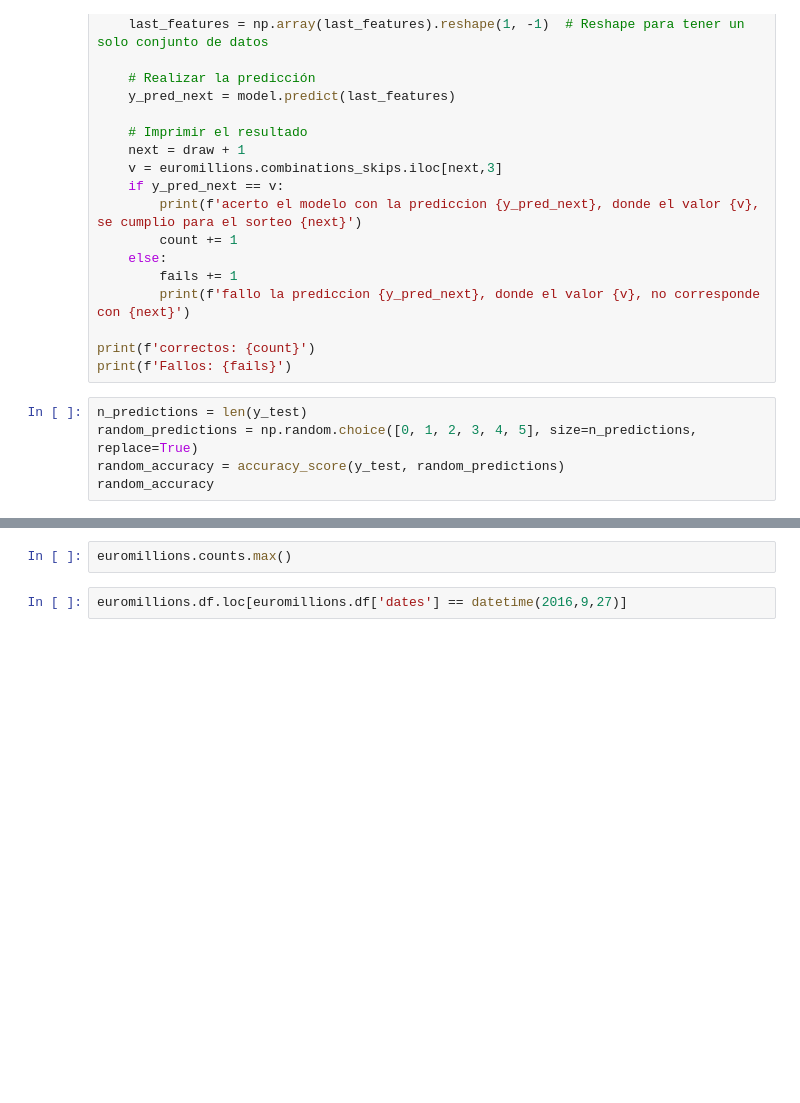
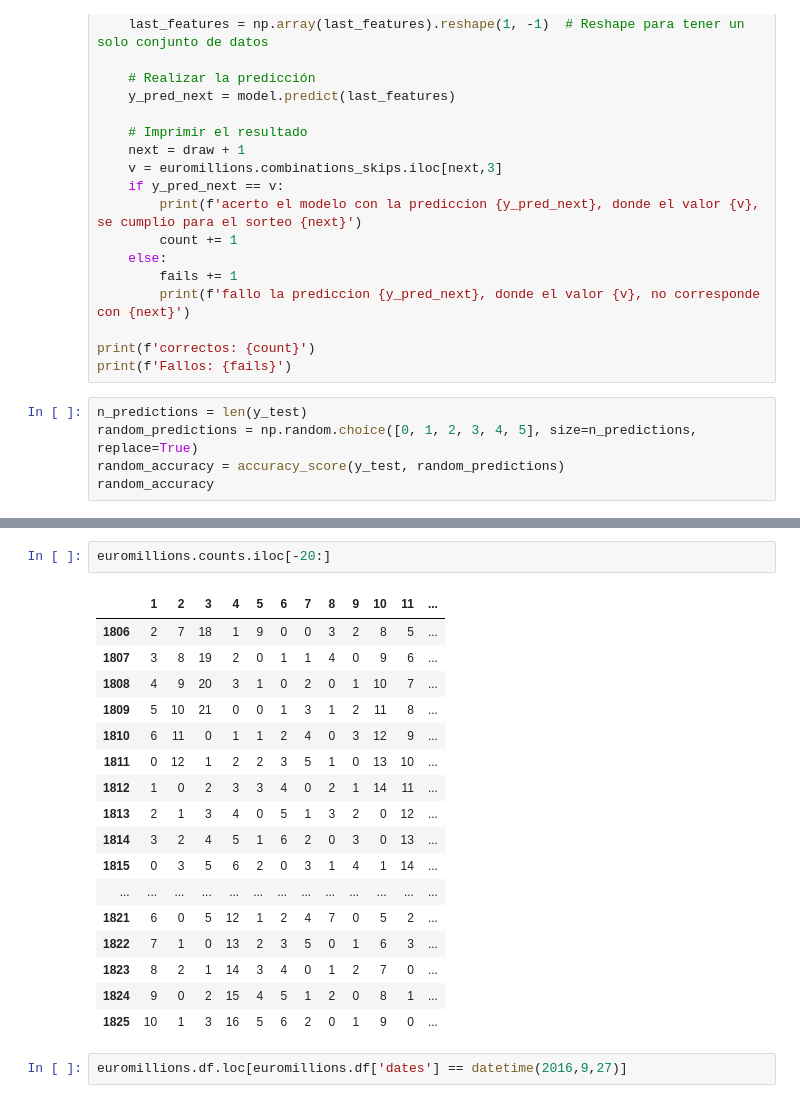
Before and after one commit to kjroy93/Lotto, a Jupyter notebook: test_notebook.ipynb, the cells around one changed output, grey strips where cells are left out. Saved outputs shown, nothing was run; the diff lists cells and outputs as text; blank space fills up the shorter version.

```diff
--- a/test_notebook.ipynb
+++ b/test_notebook.ipynb
@@ -247,5 +301,23 @@ print(euromillions.exact_rotation)
 # %%
-euromillions.counts.max()
+euromillions.counts.iloc[-20:]
+# %% [output]
+|  | 1 | 2 | 3 | 4 | 5 | 6 | 7 | 8 | 9 | 10 | 11 | ... |
+| 1806 | 2 | 7 | 18 | 1 | 9 | 0 | 0 | 3 | 2 | 8 | 5 | ... |
+| 1807 | 3 | 8 | 19 | 2 | 0 | 1 | 1 | 4 | 0 | 9 | 6 | ... |
+| 1808 | 4 | 9 | 20 | 3 | 1 | 0 | 2 | 0 | 1 | 10 | 7 | ... |
+| 1809 | 5 | 10 | 21 | 0 | 0 | 1 | 3 | 1 | 2 | 11 | 8 | ... |
+| 1810 | 6 | 11 | 0 | 1 | 1 | 2 | 4 | 0 | 3 | 12 | 9 | ... |
+| 1811 | 0 | 12 | 1 | 2 | 2 | 3 | 5 | 1 | 0 | 13 | 10 | ... |
+| 1812 | 1 | 0 | 2 | 3 | 3 | 4 | 0 | 2 | 1 | 14 | 11 | ... |
+| 1813 | 2 | 1 | 3 | 4 | 0 | 5 | 1 | 3 | 2 | 0 | 12 | ... |
+| 1814 | 3 | 2 | 4 | 5 | 1 | 6 | 2 | 0 | 3 | 0 | 13 | ... |
+| 1815 | 0 | 3 | 5 | 6 | 2 | 0 | 3 | 1 | 4 | 1 | 14 | ... |
+| ... | ... | ... | ... | ... | ... | ... | ... | ... | ... | ... | ... | ... |
+| 1821 | 6 | 0 | 5 | 12 | 1 | 2 | 4 | 7 | 0 | 5 | 2 | ... |
+| 1822 | 7 | 1 | 0 | 13 | 2 | 3 | 5 | 0 | 1 | 6 | 3 | ... |
+| 1823 | 8 | 2 | 1 | 14 | 3 | 4 | 0 | 1 | 2 | 7 | 0 | ... |
+| 1824 | 9 | 0 | 2 | 15 | 4 | 5 | 1 | 2 | 0 | 8 | 1 | ... |
+| 1825 | 10 | 1 | 3 | 16 | 5 | 6 | 2 | 0 | 1 | 9 | 0 | ... |
 # %%
 euromillions.df.loc[euromillions.df['dates'] == datetime(2016,9,27)]
 # %%
```
Also changed, not shown: parts of 11 cells of this notebook, 3 other files.
